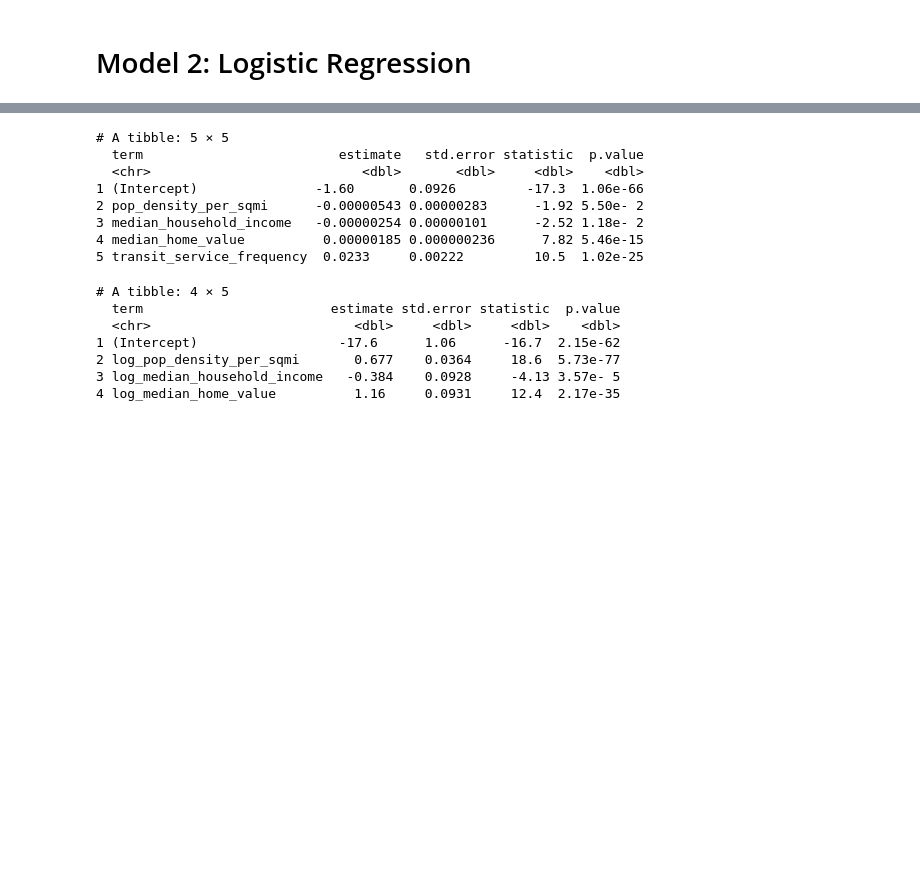
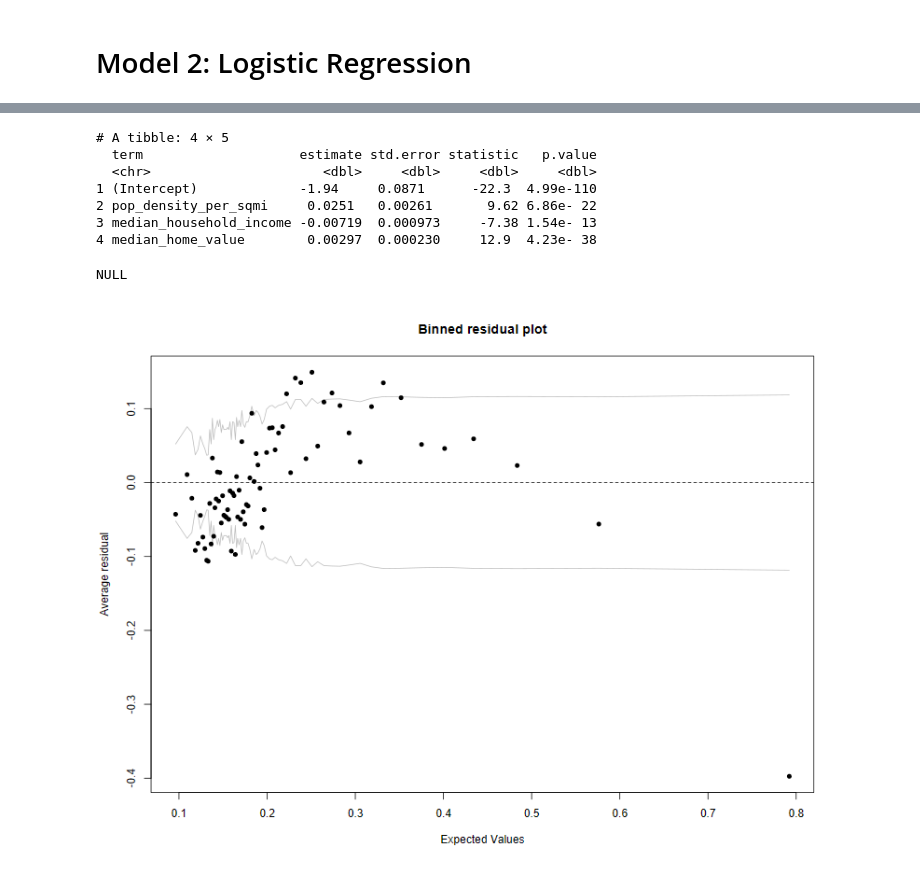
Before and after one commit to ARPBlueSteel/stat-301-project, a Jupyter notebook: notebooks/model 2.ipynb, the cells around one changed output, grey strips where cells are left out. Drawn from its saved outputs; the diff is of its cells as text; code cells hidden in the pictures; blank space fills up the shorter version.

Commit message:
Finished Model Diagnosics

```diff
--- a/notebooks/model 2.ipynb
+++ b/notebooks/model 2.ipynb
@@ -76,24 +121,35 @@ chr (2): geoid, 12-digit Census block group GEOID (state+county+tract+block grou
 # %%
+# model & estimates
 logit_model <- glm(is_most_walkable ~
   pop_density_per_sqmi +
   median_household_income +
-  median_home_value +
-  transit_service_frequency,
+  median_home_value,
   data = sample_df,
   family = binomial
 )
-
 logit_model_summary <- logit_model %>%
   tidy()
 print(logit_model_summary)
 # %% [output]
-# A tibble: 5 × 5
-  term                         estimate   std.error statistic  p.value
-  <chr>                           <dbl>       <dbl>     <dbl>    <dbl>
-1 (Intercept)               -1.60       0.0926         -17.3  1.06e-66
-2 pop_density_per_sqmi      -0.00000543 0.00000283      -1.92 5.50e- 2
-3 median_household_income   -0.00000254 0.00000101      -2.52 1.18e- 2
-4 median_home_value          0.00000185 0.000000236      7.82 5.46e-15
-5 transit_service_frequency  0.0233     0.00222         10.5  1.02e-25
+# A tibble: 4 × 5
+  term                    estimate std.error statistic   p.value
+  <chr>                      <dbl>     <dbl>     <dbl>     <dbl>
+1 (Intercept)             -1.94     0.0871      -22.3  4.99e-110
+2 pop_density_per_sqmi     0.0251   0.00261       9.62 6.86e- 22
+3 median_household_income -0.00719  0.000973     -7.38 1.54e- 13
+4 median_home_value        0.00297  0.000230     12.9  4.23e- 38
 # %%
 # Diagnostics
+residuals <- logit_model %>%
+  augment() %>%
+  mutate(
+    pred_prob = logit_model$fitted,
+    resid_raw = residuals(logit_model, type = "response")
+  )
+resid <- residuals$resid_raw
+fit <- residuals$pred_prob
+binnedplot <- binnedplot(fit, resid)
+print(binnedplot)
+# %% [output]
+NULL
+[figure, added]
@@ -108,20 +155,0 @@ log_sample_df <- sample_df %>%
-# %%
-log_logit_model <- glm(is_most_walkable ~
-  log_pop_density_per_sqmi +
-  log_median_household_income +
-  log_median_home_value,
-  data = log_sample_df,
-  family = binomial
-)
-
-log_logit_model_summary <- log_logit_model %>%
-  tidy()
-print(log_logit_model_summary)
-# %% [output]
-# A tibble: 4 × 5
-  term                        estimate std.error statistic  p.value
-  <chr>                          <dbl>     <dbl>     <dbl>    <dbl>
-1 (Intercept)                  -17.6      1.06      -16.7  2.15e-62
-2 log_pop_density_per_sqmi       0.677    0.0364     18.6  5.73e-77
-3 log_median_household_income   -0.384    0.0928     -4.13 3.57e- 5
-4 log_median_home_value          1.16     0.0931     12.4  2.17e-35
```
Also changed, not shown: parts of 4 cells of this notebook.
